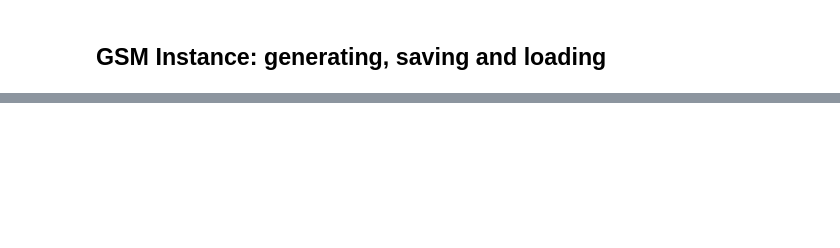
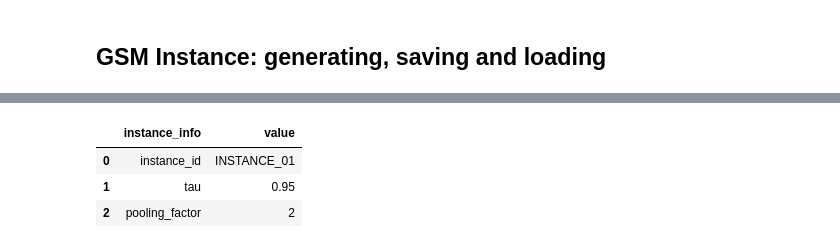
Before and after one commit to durianh96/InvNet-GSM, a Jupyter notebook: example.ipynb, the cells around one changed output, grey strips where cells are left out. Cells and saved outputs as stored; diff of their text form; code cells hidden in the pictures; blank space fills up the shorter version.

```diff
--- a/example.ipynb
+++ b/example.ipynb
@@ -70,0 +118,8 @@ gsm_instance = load_from_pickle('')
+# %%
+instance_info_df = pd.read_csv(instance_data_dir + 'instance_info.csv')
+instance_info_df
+# %% [output]
+|  | instance_info | value |
+| 0 | instance_id | INSTANCE_01 |
+| 1 | tau | 0.95 |
+| 2 | pooling_factor | 2 |
```
Also changed, not shown: parts of 37 cells of this notebook, 6 other files.
